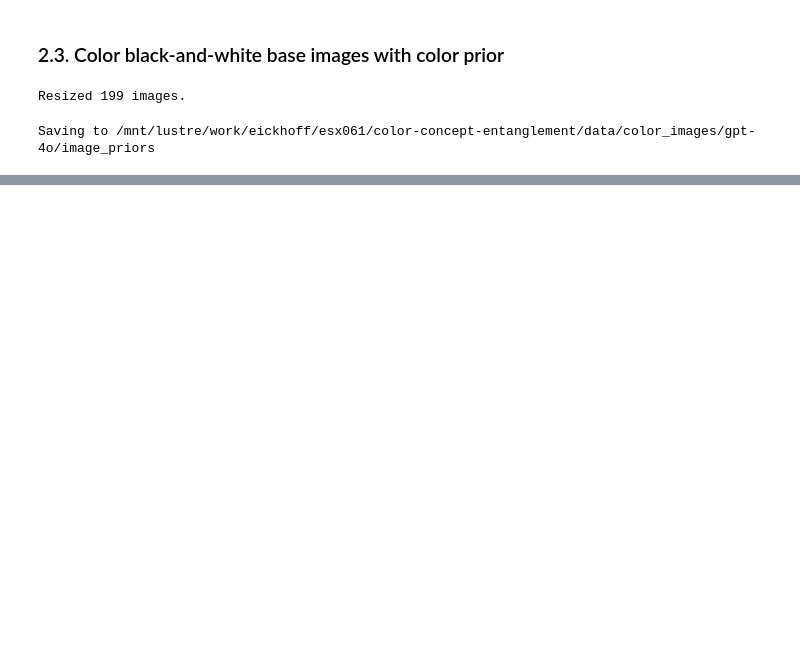
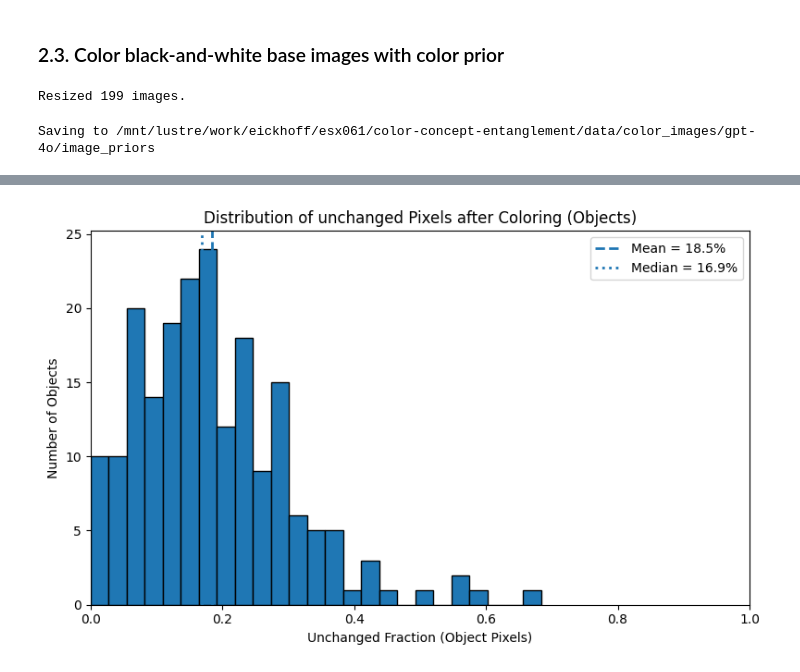
Before and after one commit to jonnemi/color-concept-entanglement, a Jupyter notebook: making_color_images/make_color_prior_dataset.ipynb, the cells around one changed output, grey strips where cells are left out. Drawn from its saved outputs; the diff is of its cells as text; code cells hidden in the pictures; blank space fills up the shorter version.

```diff
--- a/making_color_images/make_color_prior_dataset.ipynb
+++ b/making_color_images/make_color_prior_dataset.ipynb
@@ -440,0 +552,21 @@ for idx, row in df_GPT.head(5).iterrows():
+# %%
+# Separate variants
+df_0 = df_color[df_color["variant_label"] == "BG 0% (seq)"]
+df_100 = df_color[df_color["variant_label"] == "FG 100% (seq)"]
+
+# Merge 0% and 100% by object
+df_compare = df_0.merge(
+    df_100,
+    on="object",
+    suffixes=("_0", "_100")
+)
+
+df_compare["object"] = df_compare["object"].apply(normalize_object_name)
+df_GPT["object"] = df_GPT["object"].apply(normalize_object_name)
+
+# Add mask path from original df
+df_compare = df_compare.merge(
+    df_GPT[["object", "cv_mask_path"]],
+    on="object",
+    how="left"
+)
@@ -440,0 +608,26 @@ for idx, row in df_GPT.head(5).iterrows():
+# %%
+vals = df_compare["actual_change_fraction"].dropna()
+unchanged = 1 - vals
+
+mean_val = unchanged.mean()
+median_val = unchanged.median()
+
+plt.figure(figsize=(8, 5))
+
+plt.hist(unchanged, bins=25, edgecolor="black")
+
+plt.axvline(mean_val, linestyle="--", linewidth=2,
+            label=f"Mean = {mean_val:.1%}")
+plt.axvline(median_val, linestyle=":", linewidth=2,
+            label=f"Median = {median_val:.1%}")
+
+plt.xlabel("Unchanged Fraction (Object Pixels)")
+plt.ylabel("Number of Objects")
+plt.title("Distribution of unchanged Pixels after Coloring (Objects)")
+
+plt.xlim(0, 1)
+plt.legend()
+plt.tight_layout()
+plt.show()
+# %% [output]
+[figure, added]
```
Also changed, not shown: parts of 13 cells of this notebook, 2 other files.
